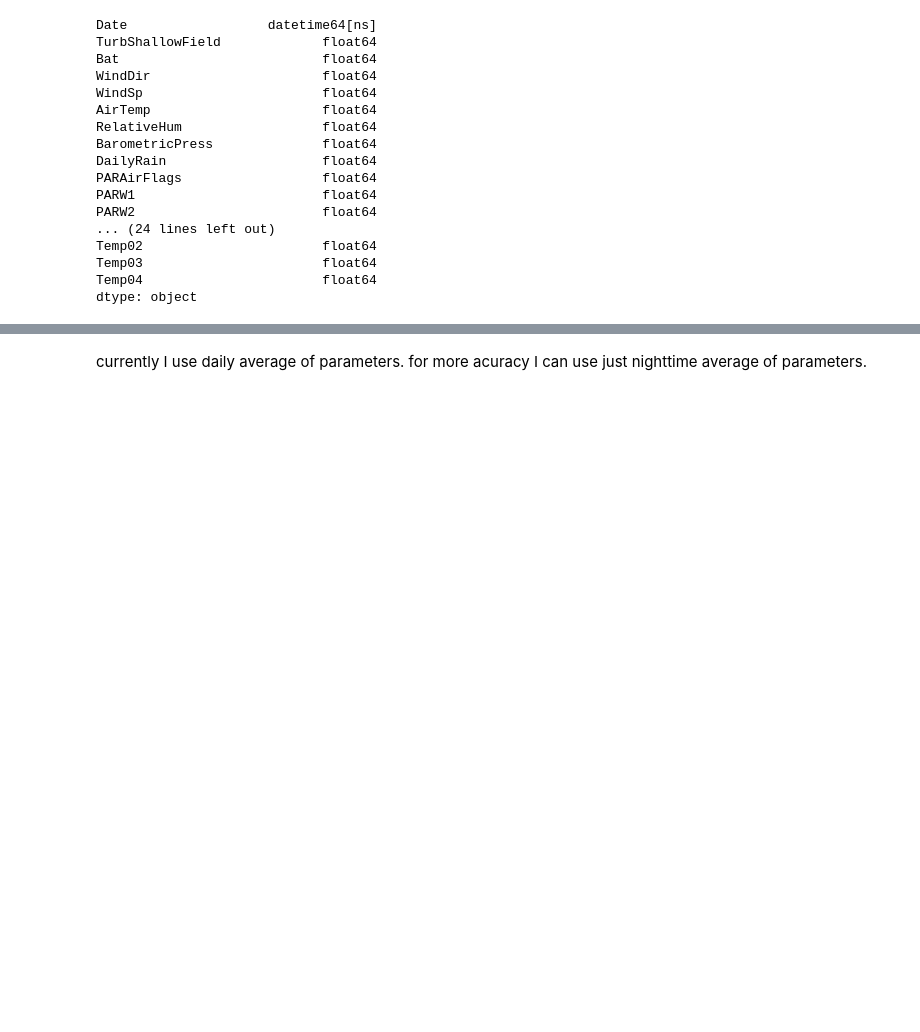
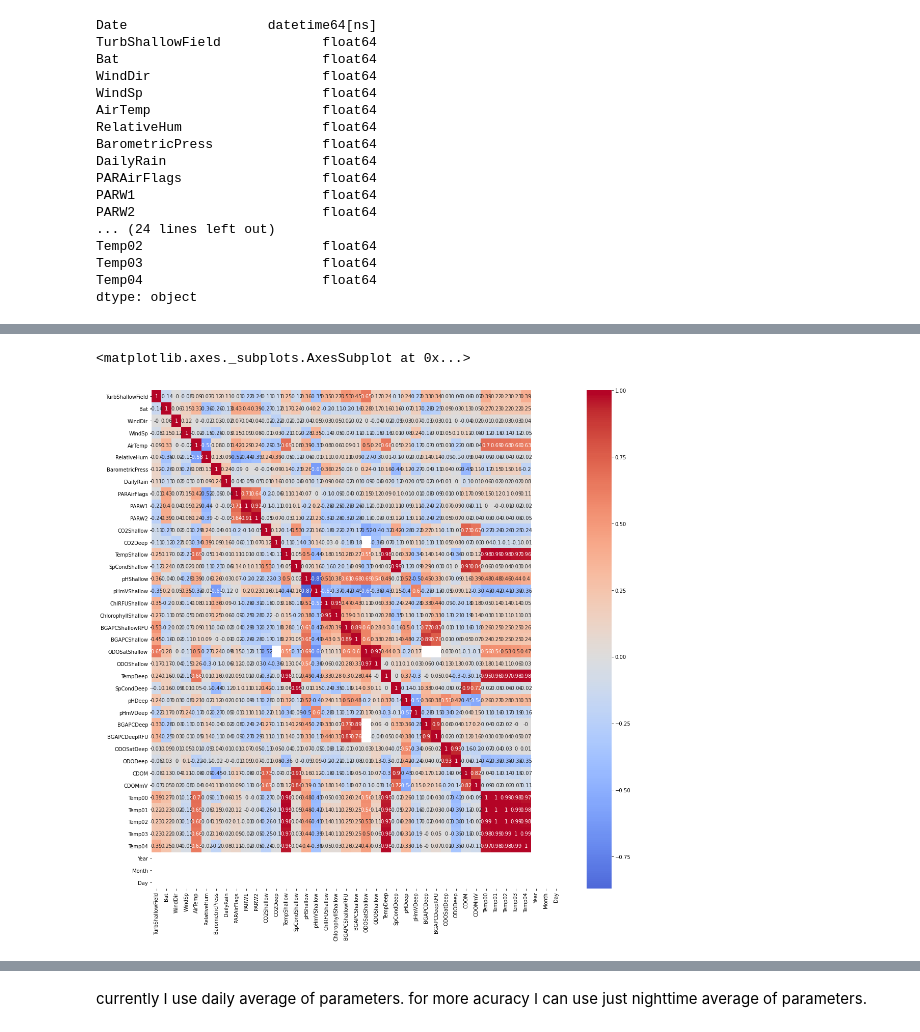
Before and after one commit to AmirM69/p1_BPL_chla_BuoyData, a Jupyter notebook: chla_prediction_daily_averaged.ipynb, the cells around one changed output, grey strips where cells are left out. Cells and saved outputs as stored; diff of their text form; code cells hidden in the pictures; blank space fills up the shorter version.

```diff
--- a/chla_prediction_daily_averaged.ipynb
+++ b/chla_prediction_daily_averaged.ipynb
@@ -59,3 +65,11 @@ Temp02                       float64
 Temp03                       float64
 Temp04                       float64
 dtype: object
+# %%
+# Extract date elements as three features
+df_buoy['Year'] = pd.DatetimeIndex(df_buoy.index).year
+df_buoy['Month'] = pd.DatetimeIndex(df_buoy.index).month
+df_buoy['Day'] = pd.DatetimeIndex(df_buoy.index).day
+df_buoy.index = df_buoy["Date"]
+df_buoy.drop(["Date"], axis=1, inplace = True)
+df_buoy.head()
@@ -61,0 +85,8 @@ dtype: object
+# %%
+# first creating a heat map to see the relation between parameters
+correlation_matrix = df_buoy.corr().round(2)  # it seems that this function is working even with nan values in data
+plt.figure(figsize=(18,18))
+sb.heatmap(data=correlation_matrix, annot=True, center=0.0, cmap='coolwarm')
+# %% [output]
+<matplotlib.axes._subplots.AxesSubplot at 0x...>
+[figure, added]
```
Also changed, not shown: parts of 67 cells of this notebook.
